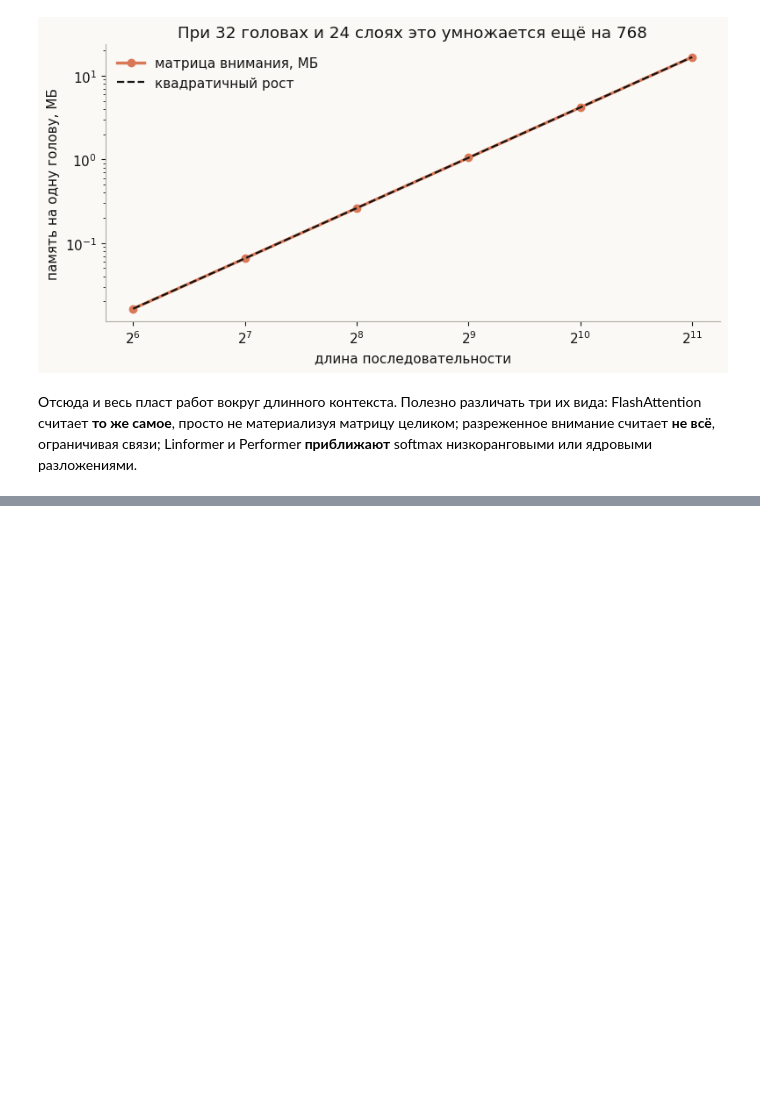
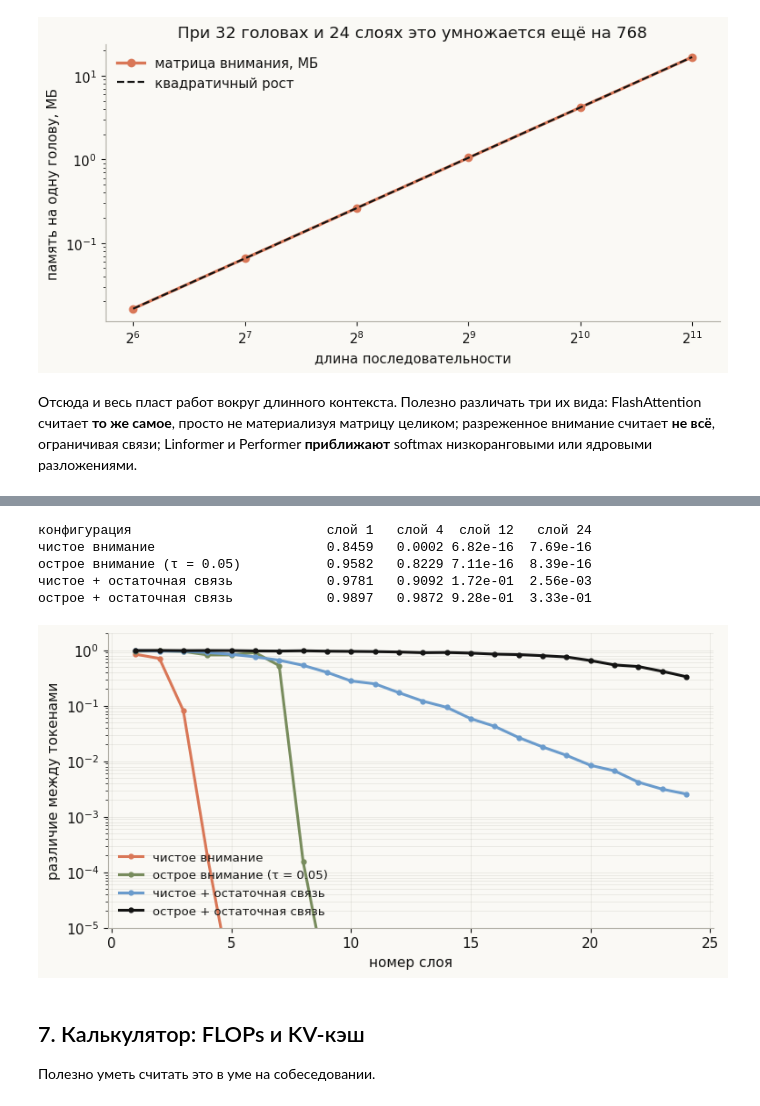
Before and after one commit to xabarov/MLIB, a Jupyter notebook: tracks/ml-interviews/ml-algorithms/deep-learning/architectures/self-attention-and-transformers/notebook.ipynb, the cells around one changed output, grey strips where cells are left out. Cells and saved outputs as stored; diff of their text form; code cells hidden in the pictures; blank space fills up the shorter version.

```diff
--- a/tracks/ml-interviews/ml-algorithms/deep-learning/architectures/self-attention-and-transformers/notebook.ipynb
+++ b/tracks/ml-interviews/ml-algorithms/deep-learning/architectures/self-attention-and-transformers/notebook.ipynb
@@ -345,0 +391,16 @@ print(f"матрицы внимания для n = 2048 на всю модель
+# %%
+rng = np.random.default_rng(1)
+n_items, d_key, sharp = 8, 16, 8.0
+
+def unit(rows, dim, rng):
+    M = rng.normal(size=(rows, dim))
+    return M / np.linalg.norm(M, axis=1, keepdims=True)
+
+keys, vals = unit(n_items, d_key, rng), unit(n_items, d_key, rng)
+target = 3
+A = softmax(keys @ keys[target] * sharp)
+out = A @ vals
+
+print("веса внимания:", np.round(A, 4))
+print(f"\nвес на записи #{target}: {A[target]:.4f}, следующий по величине: {np.sort(A)[-2]:.4f}")
+print(f"cos(выход, значение #{target}) = {out @ vals[target] / np.linalg.norm(out):.4f}")
@@ -345,0 +594,45 @@ print(f"матрицы внимания для n = 2048 на всю модель
+# %%
+def diversity(X):
+    return np.linalg.norm(X - X.mean(0, keepdims=True)) / np.linalg.norm(X)
+
+rng = np.random.default_rng(7)
+n, d, depth = 64, 32, 24
+X0 = rng.normal(size=(n, d))
+
+fig, ax = plt.subplots(figsize=(8.6, 4.2))
+print(f"{'конфигурация':<34}{'слой 1':>9}{'слой 4':>9}{'слой 12':>9}{'слой 24':>10}")
+for label, temp, resid, color in [
+    ("чистое внимание", 1.0, False, C_ORANGE),
+    ("острое внимание (τ = 0.05)", 0.05, False, C_GREEN),
+    ("чистое + остаточная связь", 1.0, True, C_BLUE),
+    ("острое + остаточная связь", 0.05, True, C_INK),
+]:
+    X, hist = X0.copy(), []
+    for _ in range(depth):
+        Wq, Wk, Wv = (rng.normal(size=(d, d)) / np.sqrt(d) for _ in range(3))
+        Q, K, V = X @ Wq, X @ Wk, X @ Wv
+        A = softmax(Q @ K.T / (temp * np.sqrt(d)))
+        X = X + A @ V if resid else A @ V
+        X = X / np.linalg.norm(X) * np.linalg.norm(X0)
+        hist.append(diversity(X))
+    ax.plot(np.arange(1, depth + 1), np.maximum(hist, 1e-6), color=color, lw=2.2,
+            marker="o", ms=3.5, label=label)
+    print(f"{label:<34}{hist[0]:>9.4f}{hist[3]:>9.4f}{hist[11]:>9.2e}{hist[23]:>10.2e}")
+
+ax.set_yscale("log"); ax.set_xlabel("номер слоя"); ax.set_ylabel("различие между токенами")
+ax.set_ylim(1e-5, 2); ax.legend(fontsize=9.5, loc="lower left")
+ax.grid(alpha=0.25, color=C_GRAY, lw=0.6, which="both")
+for s in ("top", "right"):
+    ax.spines[s].set_visible(False)
+plt.show()
+# %% [output]
+конфигурация                         слой 1   слой 4  слой 12   слой 24
+чистое внимание                      0.8459   0.0002 6.82e-16  7.69e-16
+острое внимание (τ = 0.05)           0.9582   0.8229 7.11e-16  8.39e-16
+чистое + остаточная связь            0.9781   0.9092 1.72e-01  2.56e-03
+острое + остаточная связь            0.9897   0.9872 9.28e-01  3.33e-01
+[figure, added]
+# %% [markdown]
+## 7. Калькулятор: FLOPs и KV-кэш
+
+Полезно уметь считать это в уме на собеседовании.
```
Also changed, not shown: parts of 15 cells of this notebook, 11 other files.
